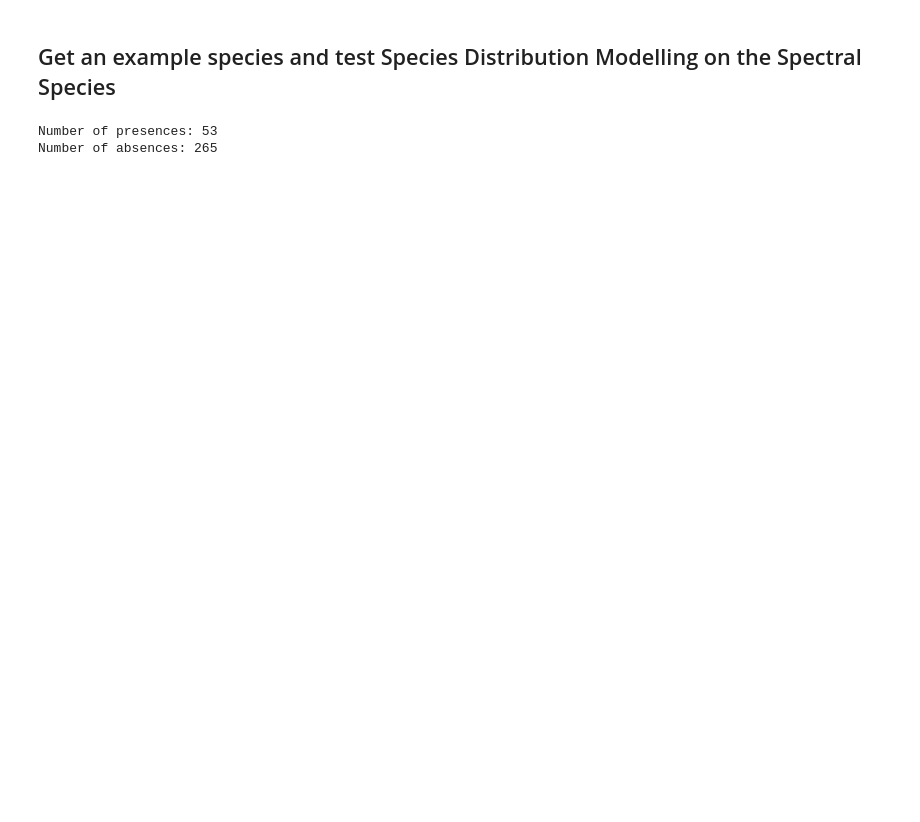
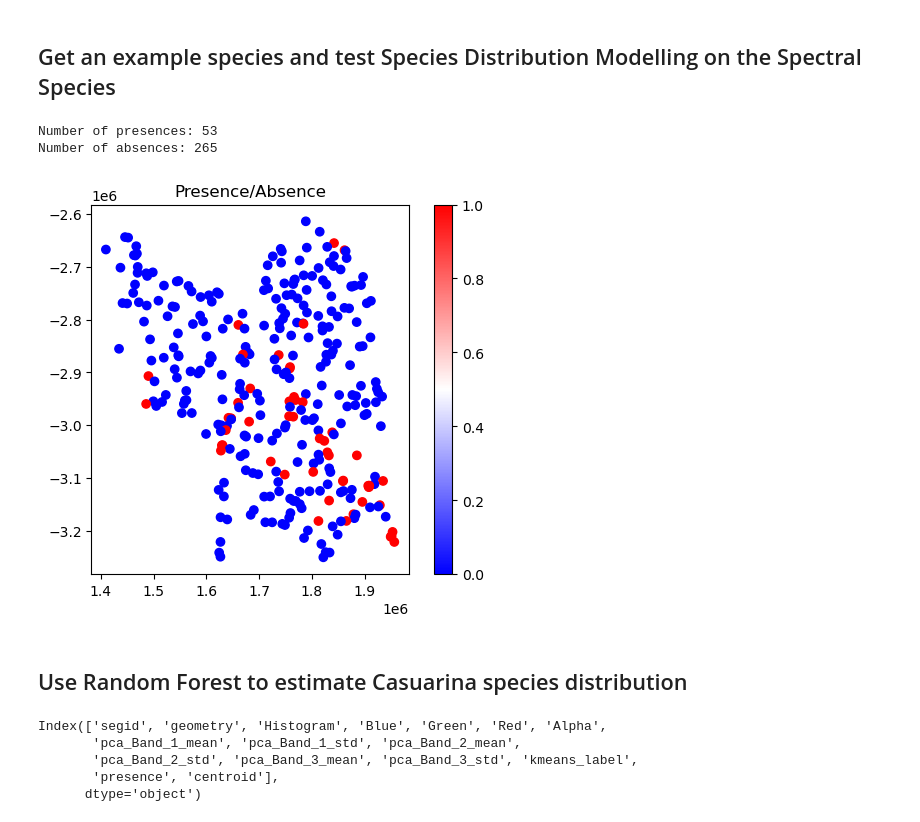
Before and after one commit to t-hackwood/SpectralBotany, a Jupyter notebook: notebooks/SpectralBotany.ipynb, the cells around one changed output. Drawn from its saved outputs; the diff is of its cells as text; code cells hidden in the pictures; blank space fills up the shorter version.

```diff
--- a/notebooks/SpectralBotany.ipynb
+++ b/notebooks/SpectralBotany.ipynb
@@ -654,0 +726,21 @@ Number of absences: 265
+# %%
+# Plot the data
+
+# Make points from centroid of polygon
+points = Segs_presence.copy()
+points['centroid'] = points.centroid
+points.set_geometry('centroid', inplace=True)
+
+# Create a figure and axis
+fig, ax = plt.subplots()
+
+# Plot the presence column with a red/blue colormap
+points.plot(column='presence', cmap='bwr', ax=ax, legend=True)
+
+# Set the title and axis labels
+ax.set_title('Presence/Absence')
+
+# Show the plot
+plt.show()
+# %% [output]
+[figure, added]
@@ -654,0 +752,10 @@ Number of absences: 265
+# %% [markdown]
+## Use Random Forest to estimate Casuarina species distribution
+# %%
+Segs_presence.columns
+# %% [output]
+Index(['segid', 'geometry', 'Histogram', 'Blue', 'Green', 'Red', 'Alpha',
+       'pca_Band_1_mean', 'pca_Band_1_std', 'pca_Band_2_mean',
+       'pca_Band_2_std', 'pca_Band_3_mean', 'pca_Band_3_std', 'kmeans_label',
+       'presence', 'centroid'],
+      dtype='object')
```
Also changed, not shown: parts of 22 cells of this notebook, 1 other file.
